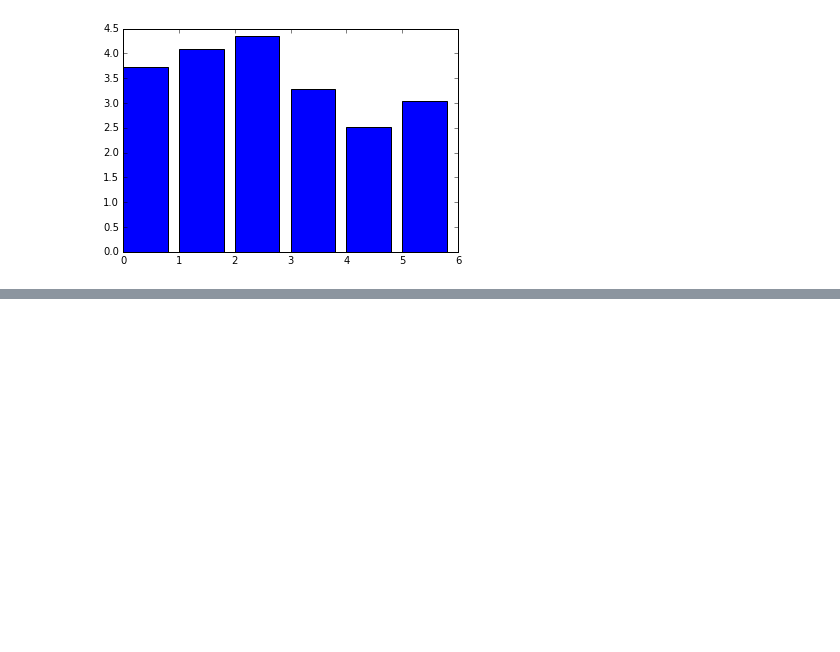
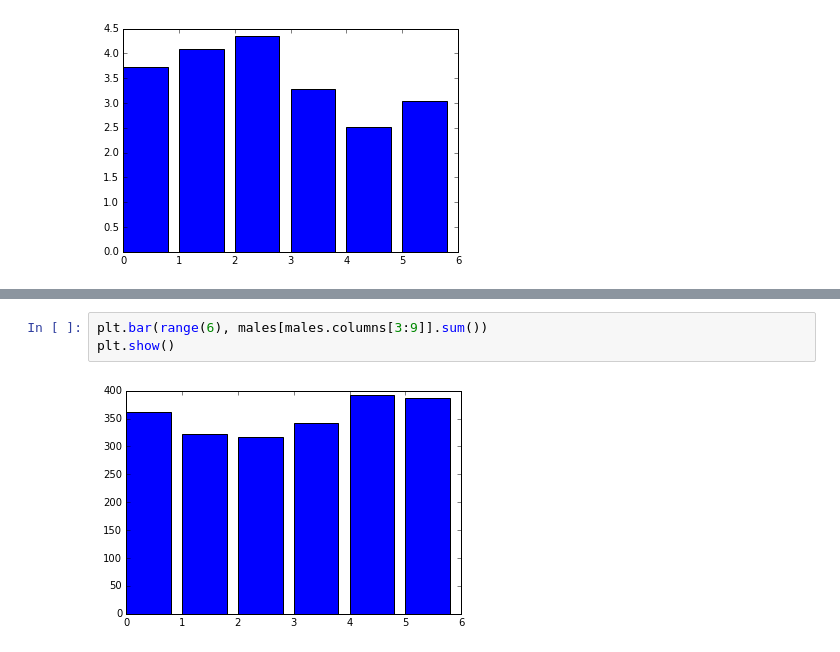
Before and after one commit to agchen92/StarWarsSurvey, a Jupyter notebook: StarWarsSurvey.ipynb, the cells around one changed output, grey strips where cells are left out. Drawn from its saved outputs; the diff is of its cells as text; blank space fills up the shorter version.

```diff
--- a/StarWarsSurvey.ipynb
+++ b/StarWarsSurvey.ipynb
@@ -137,0 +164,5 @@ plt.bar(range(6), star_wars[star_wars.columns[9:15]].mean())
+# %%
+plt.bar(range(6), males[males.columns[3:9]].sum())
+plt.show()
+# %% [output]
+[figure, added]
```
Also changed, not shown: parts of 8 cells of this notebook.
